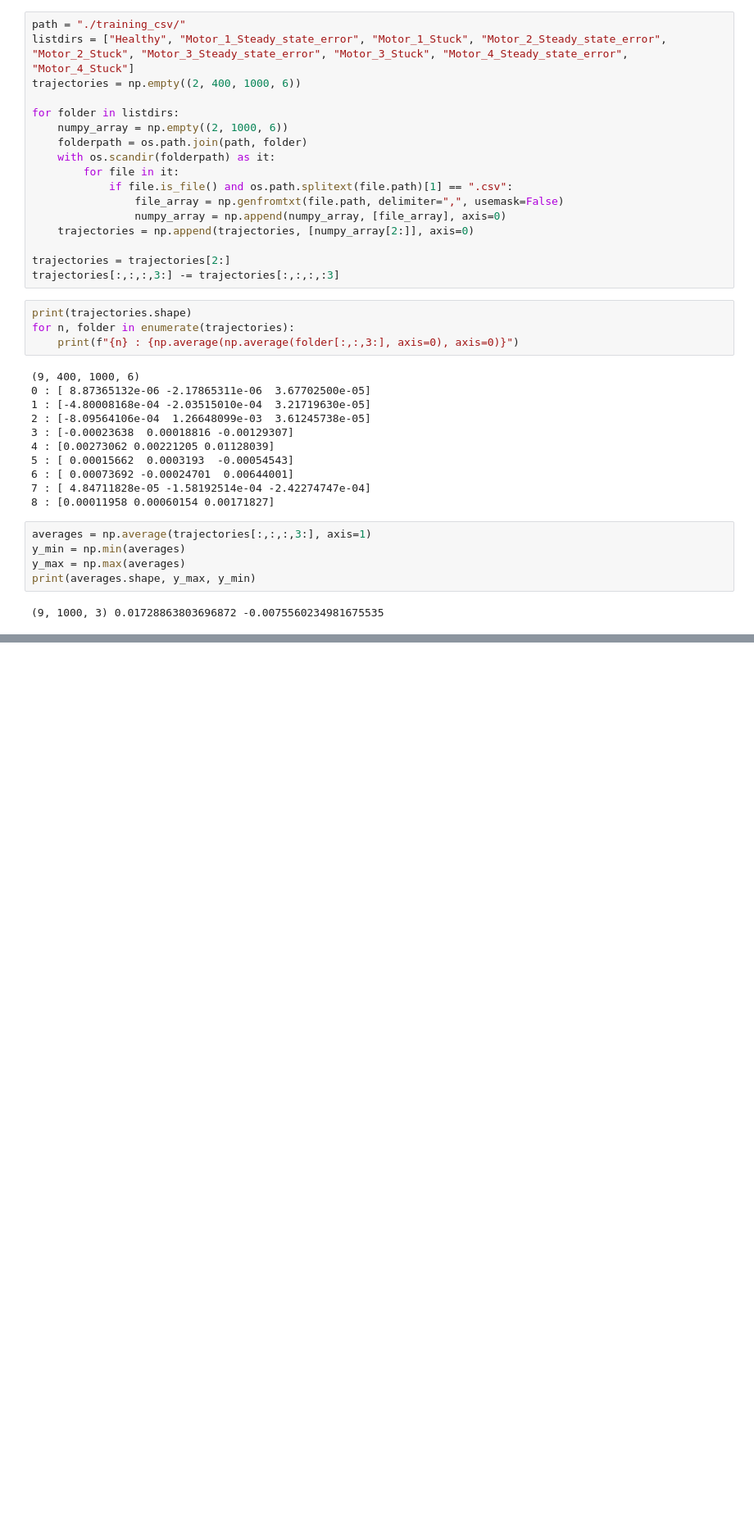
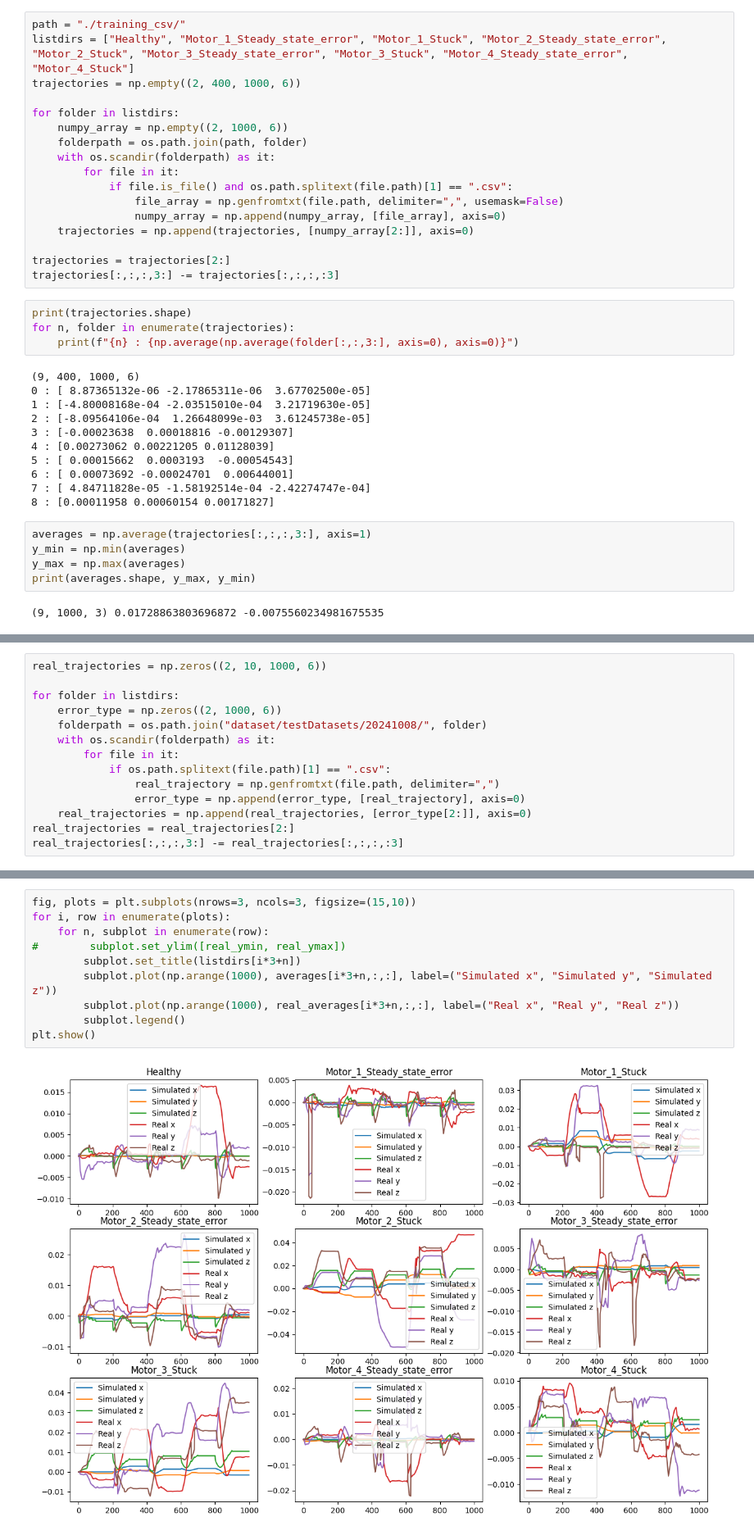
Before and after one commit to amstal/Fault-Diagnosis-Project, a Jupyter notebook: data_analysis.ipynb, the cells around one changed output, grey strips where cells are left out. Shown at 82% size. Saved outputs shown, nothing was run; the diff lists cells and outputs as text; blank space fills up the shorter version.

```diff
--- a/data_analysis.ipynb
+++ b/data_analysis.ipynb
@@ -54,0 +55,14 @@ plt.show()
+# %%
+real_trajectories = np.zeros((2, 10, 1000, 6))
+
+for folder in listdirs:
+    error_type = np.zeros((2, 1000, 6))
+    folderpath = os.path.join("dataset/testDatasets/20241008/", folder)
+    with os.scandir(folderpath) as it:
+        for file in it:
+            if os.path.splitext(file.path)[1] == ".csv":
+                real_trajectory = np.genfromtxt(file.path, delimiter=",")
+                error_type = np.append(error_type, [real_trajectory], axis=0)
+    real_trajectories = np.append(real_trajectories, [error_type[2:]], axis=0)
+real_trajectories = real_trajectories[2:]
+real_trajectories[:,:,:,3:] -= real_trajectories[:,:,:,:3]
@@ -54,0 +80,12 @@ plt.show()
+# %%
+fig, plots = plt.subplots(nrows=3, ncols=3, figsize=(15,10))
+for i, row in enumerate(plots):
+    for n, subplot in enumerate(row):
+#        subplot.set_ylim([real_ymin, real_ymax])
+        subplot.set_title(listdirs[i*3+n])
+        subplot.plot(np.arange(1000), averages[i*3+n,:,:], label=("Simulated x", "Simulated y", "Simulated z"))
+        subplot.plot(np.arange(1000), real_averages[i*3+n,:,:], label=("Real x", "Real y", "Real z"))
+        subplot.legend()
+plt.show()
+# %% [output]
+[figure, added]
```
Also changed, not shown: parts of 5 cells of this notebook.
